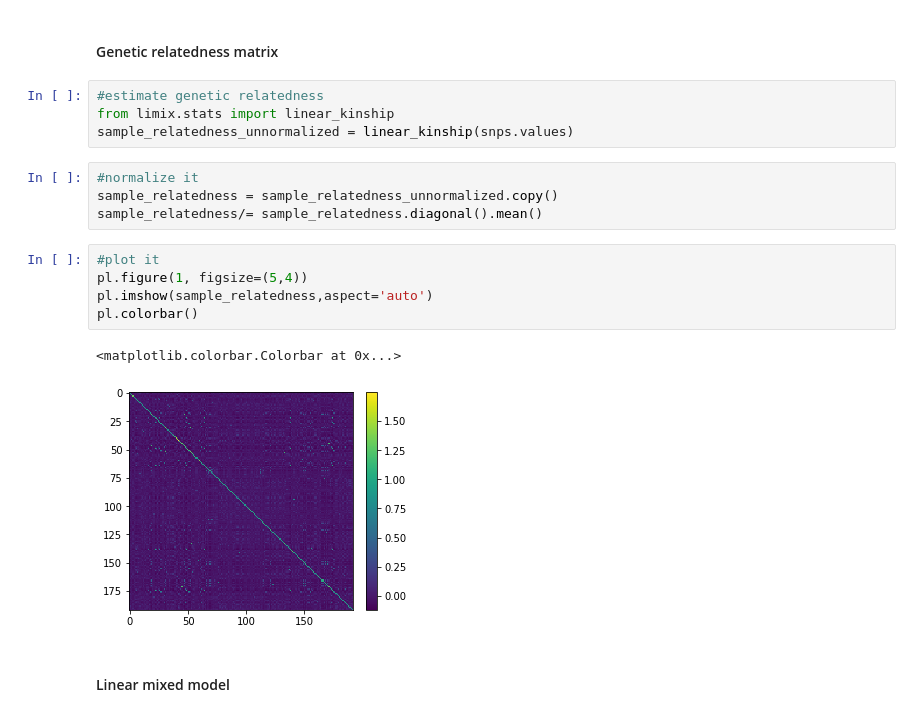
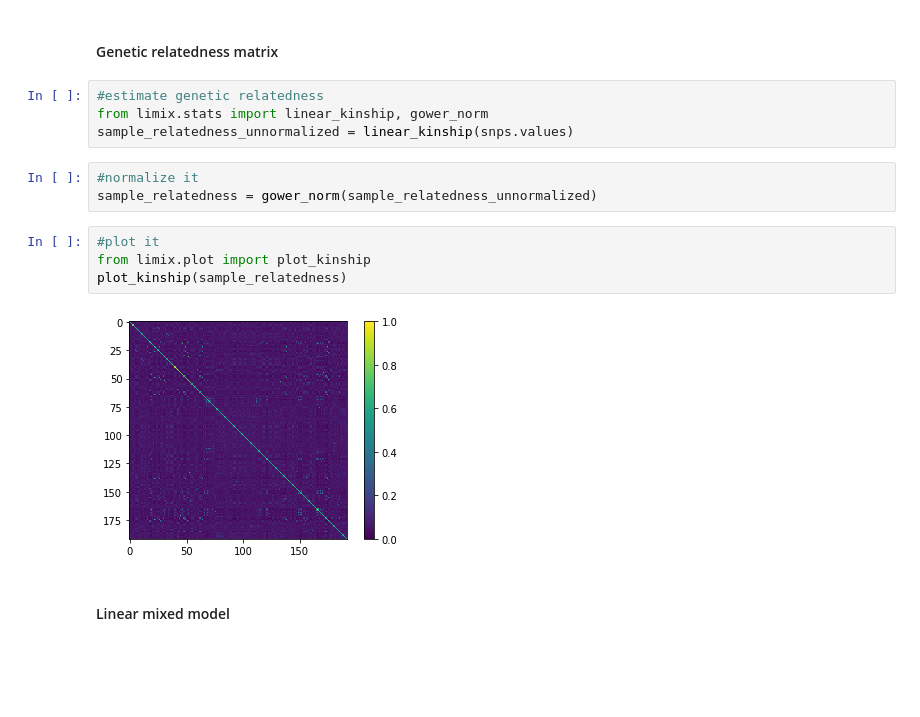
Before and after one commit to timeu/gwas-lecture, a Jupyter notebook: Lecture-2-Linear-Mixed-Model.ipynb, the cells around one changed output. Saved outputs shown, nothing was run; the diff lists cells and outputs as text; blank space fills up the shorter version.

```diff
--- a/Lecture-2-Linear-Mixed-Model.ipynb
+++ b/Lecture-2-Linear-Mixed-Model.ipynb
@@ -253,20 +250,17 @@ for i in n_components:
 #### Genetic relatedness matrix
 # %%
 #estimate genetic relatedness
-from limix.stats import linear_kinship
+from limix.stats import linear_kinship, gower_norm
 sample_relatedness_unnormalized = linear_kinship(snps.values)
 # %%
 #normalize it
-sample_relatedness = sample_relatedness_unnormalized.copy()
-sample_relatedness/= sample_relatedness.diagonal().mean()
+sample_relatedness = gower_norm(sample_relatedness_unnormalized)
-# %%
-#plot it
-pl.figure(1, figsize=(5,4))
-pl.imshow(sample_relatedness,aspect='auto')
-pl.colorbar()
-# %% [output]
-<matplotlib.colorbar.Colorbar at 0x...>
-[figure, removed]
+# %%
+#plot it
+from limix.plot import plot_kinship
+plot_kinship(sample_relatedness)
+# %% [output]
+[figure, added]
 # %% [markdown]
 #### Linear mixed model
 # %% [markdown]
```
Also changed, not shown: parts of 1 cell of this notebook.
